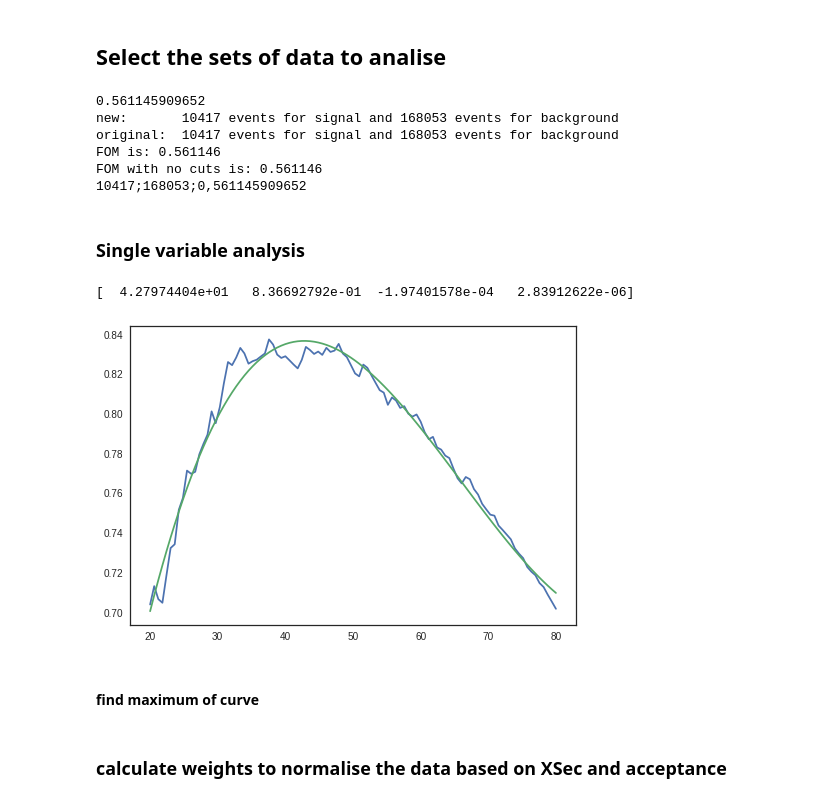
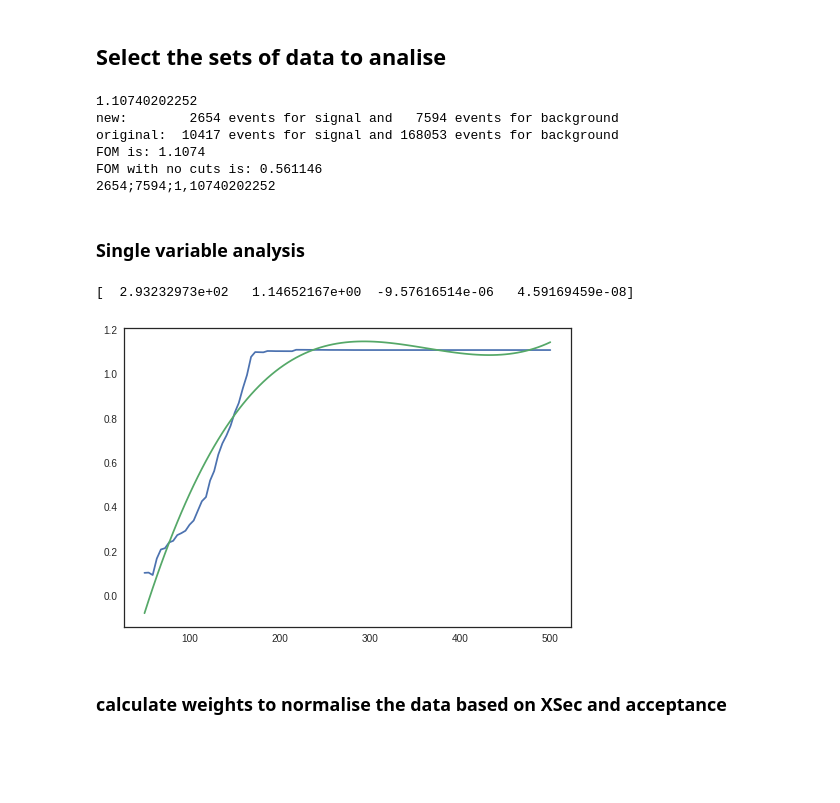
Before and after one commit to antcap96/estagio, a Jupyter notebook: Untitled.ipynb, the cells around one changed output. Cells and saved outputs as stored; diff of their text form; code cells hidden in the pictures; blank space fills up the shorter version.

```diff
--- a/Untitled.ipynb
+++ b/Untitled.ipynb
@@ -105,6 +105,7 @@ print("{} background events".format(len(allBackgroundData)))
 luminosity = 7
 
 def SignalSignificanceSelector(SignalSignificance):
+    sorted(SignalSignificance)[0:min(len(SignalSignificance), 3)]
     return min(SignalSignificance)
 
 def calculateFOM(Signals, Backgounds, signalIdx=range(len(signalData)), backgroundIdx=range(len(backgroundData))):
@@ -148,9 +149,9 @@ backgroundSelector = [pandas.Series(np.ones(len(background_anal), dtype=bool)) f
 
 for selector, analData in [(signalSelector, signalAnal), (backgroundSelector, backgroundAnal)]:
     for i in range(len(selector)):
-        #selector[i] = selector[i] & (((analData[i]['h_bb_mass']-116)/35)**2 + ((analData[i]['h_tt_mass']-111)/45)**2 < 1)
+        selector[i] = selector[i] & (((analData[i]['h_bb_mass']-111)/52)**2 + ((analData[i]['h_tt_mass']-103)/40)**2 < 1)
         #selector[i] = selector[i] & (analData[i]['b_0_pT'] < 130)
-        #selector[i] = selector[i] & (analData[i]['t_1_pT'] < 60)
+        selector[i] = selector[i] & (analData[i]['t_1_pT'] < 60) #ok cut for all together
         #selector[i] = selector[i] & (analData[i]['t_0_pT'] > 30) #cuts a lot of signal
         #selector[i] = selector[i] & (analData[i]['h_tt_pT'] < 160)
         #selector[i] = selector[i] & (analData[i]['h_bb_pT'] < 60)
@@ -158,7 +159,7 @@ for selector, analData in [(signalSelector, signalAnal), (backgroundSelector, ba
         #selector[i] = selector[i] & (analData[i]['diH_pT'] < 160) #bad cut
         #selector[i] = selector[i] & (analData[i]['hT'] < 250)
         #selector[i] = selector[i] & (analData[i]['sT'] < 250)
-        #selector[i] = selector[i] & (analData[i]['mT'] < 45)
+        selector[i] = selector[i] & (analData[i]['mT'] < 42) # ok cut with all together
         pass
 
 # Data after cuts
@@ -190,12 +191,12 @@ print("FOM with no cuts is: {:.6}".format(calculateFOM(signalAnal, backgroundAna
 # for excel
 print(len(allCutSignalAnal), len(allCutBackgroundAnal), str(calculateFOM(cutSignalAnal, cutBackgroundAnal, signalIdx, backgroundIdx)).replace('.',','), sep=';')
 # %% [output]
-0.561145909652
-new:       10417 events for signal and 168053 events for background
+1.10740202252
+new:        2654 events for signal and   7594 events for background
 original:  10417 events for signal and 168053 events for background
-FOM is: 0.561146
+FOM is: 1.1074
 FOM with no cuts is: 0.561146
-10417;168053;0,561145909652
+2654;7594;1,10740202252
 # %% [markdown]
 ### Single variable analysis
 # %%
@@ -238,12 +239,10 @@ def AcceptanceAfterCuts(varToAnalise, limit, fit=False, upperLimit=True, p0=None
 
         plt.plot(x, taylorExpand(x, *popt))
 # %%
-AcceptanceAfterCuts('mT', limit=[20,80], upperLimit=True, fit=True)
+AcceptanceAfterCuts('b_0_pT', limit=[50,500], upperLimit=True, fit=True)
 # %% [output]
-[  4.27974404e+01   8.36692792e-01  -1.97401578e-04   2.83912622e-06]
+[  2.93232973e+02   1.14652167e+00  -9.57616514e-06   4.59169459e-08]
-[figure, old version]
+[figure, new version]
-# %% [markdown]
-#### find maximum of curve
 # %% [markdown]
 ### calculate weights to normalise the data based on XSec and acceptance
 # %%
```
Also changed, not shown: parts of 5 cells of this notebook.
